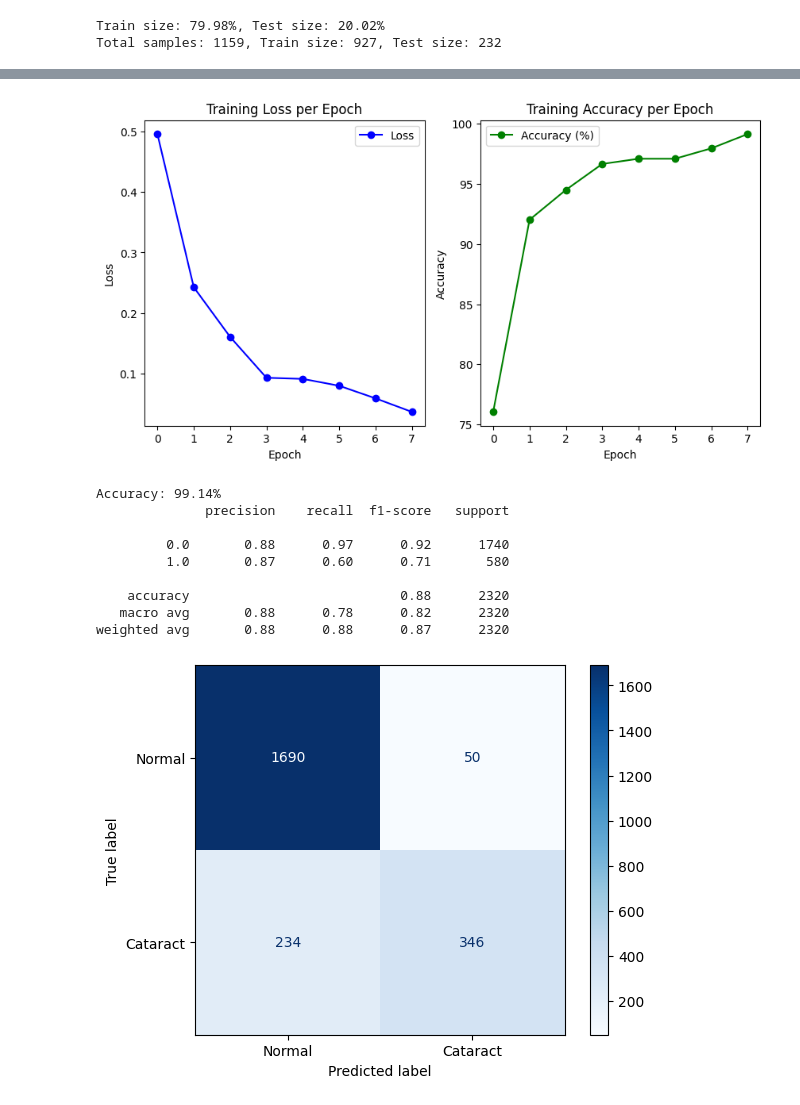
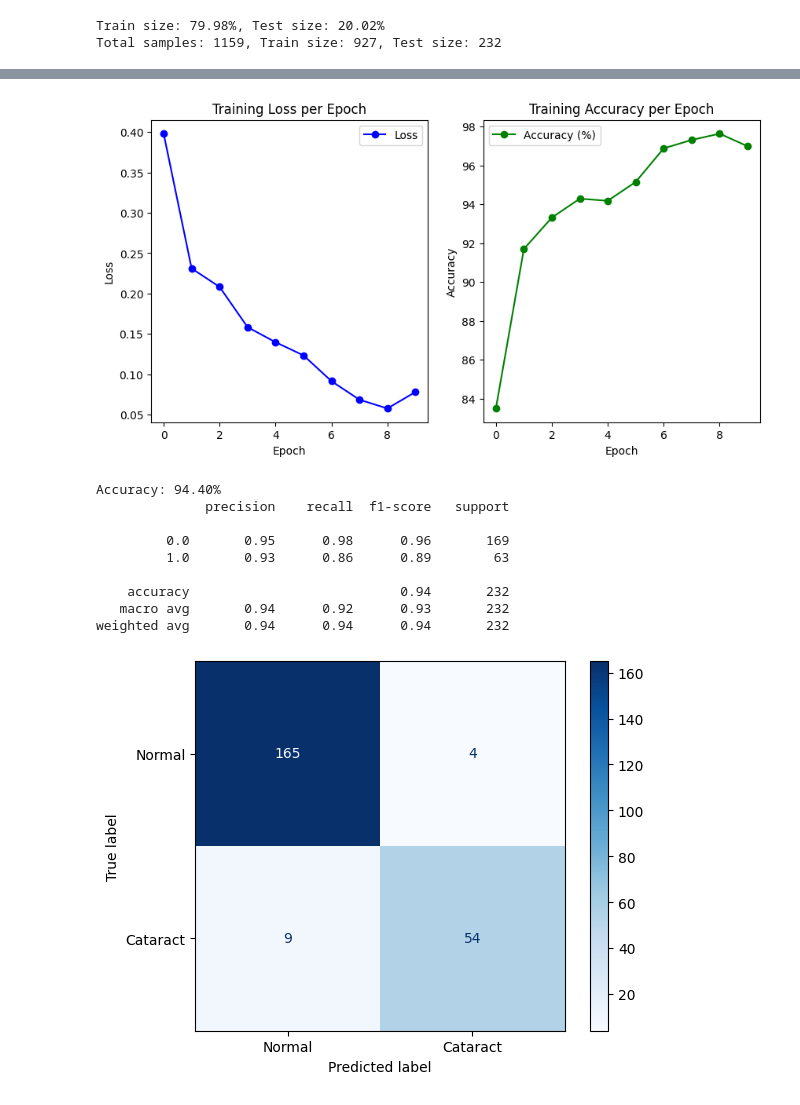
Before and after one commit to Aldiwildan77/cataract-classification, a Jupyter notebook: hyperparam.ipynb, the cells around one changed output, grey strips where cells are left out. Cells and saved outputs as stored; diff of their text form; code cells hidden in the pictures.

Commit message:
feat: update tuning hyperparam 94.4%

```diff
--- a/hyperparam.ipynb
+++ b/hyperparam.ipynb
@@ -201,12 +230,22 @@ def objective(trial: optuna.Trial) -> float:
     return test_acc
 # %%
-study = optuna.create_study(direction="maximize", study_name="hyperparam cataract classifier", pruner=optuna.pruners.MedianPruner())
-study.optimize(objective, n_trials=10, show_progress_bar=True)
+study = optuna.create_study(
+    direction="maximize",
+    study_name=f"hyperparam cataract classifier_{int(time.time())}",
+    pruner=optuna.pruners.MedianPruner(),
+    storage="sqlite:///optuna.db",
+    load_if_exists=True
+)
 
-acc = best_train_accuracies[-1]
+study.optimize(
+    objective,
+    n_trials=20,
+    n_jobs=4,
+    show_progress_bar=True
+)
+
+acc = study.best_value
 
 print("\nBest Hyperparameters:", study.best_params)
-print("\nBest Train Losses:", best_train_losses)
-print("\nBest Train Accuracies:", best_train_accuracies)
 print("\nAccuracy:", acc)
 # %% [output]
@@ -282,4 +270,8 @@ Epoch [8/8], Loss: 0.4551, Accuracy: 73.25%
 # %%
+best_trial = study.best_trial
+best_train_losses = best_trial.user_attrs.get("train_losses", [])
+best_train_accuracies = best_trial.user_attrs.get("train_accuracies", [])
+
 plt.figure(figsize=(10, 5))
 
 # Loss Graph
@@ -300,23 +292,25 @@ plt.legend()
 
 plt.show()
 # %% [output]
-[figure, old version]
+[figure, new version]
 # %%
-conf_matrix = confusion_matrix(np.array(all_labels), np.array(all_preds))
+best_preds = np.array(study.user_attrs.get("best_preds", []))
+best_labels = np.array(study.user_attrs.get("best_labels", []))
+
+conf_matrix = confusion_matrix(best_preds, best_labels)
 ConfusionMatrixDisplay(conf_matrix, display_labels=class_labels).plot(cmap=plt.cm.Blues)
+cr = classification_report(best_preds, best_labels)
 
 print(f"Accuracy: {acc:.2f}%")
-
-cr = classification_report(np.array(all_labels), np.array(all_preds))
 print(cr)
 # %% [output]
-Accuracy: 99.14%
+Accuracy: 94.40%
               precision    recall  f1-score   support
 
-         0.0       0.88      0.97      0.92      1740
-         1.0       0.87      0.60      0.71       580
+         0.0       0.95      0.98      0.96       169
+         1.0       0.93      0.86      0.89        63
 
-    accuracy                           0.88      2320
-   macro avg       0.88      0.78      0.82      2320
-weighted avg       0.88      0.88      0.87      2320
+    accuracy                           0.94       232
+   macro avg       0.94      0.92      0.93       232
+weighted avg       0.94      0.94      0.94       232
-[figure, old version]
+[figure, new version]
```
Also changed, not shown: parts of 8 cells of this notebook, 2 other files.
